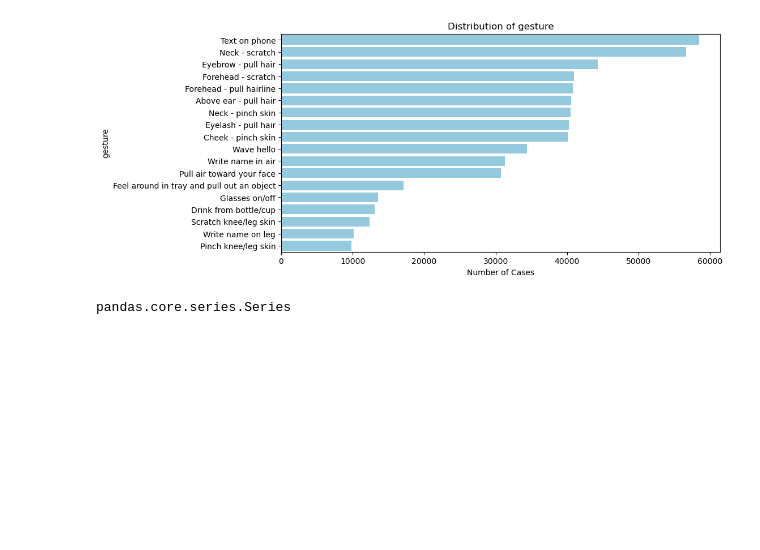
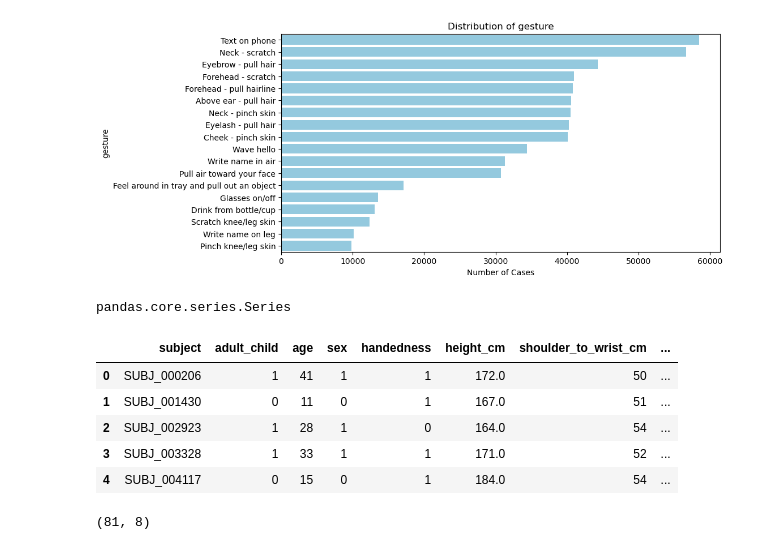
Before and after one commit to Akash-Siva-Kumar-314/kaggle-cmi-detect-behavior-with-sensor-data, a Jupyter notebook: cmi-detect-behavior-EDA.ipynb, the cells around one changed output. Saved outputs shown, nothing was run; the diff lists cells and outputs as text; code cells hidden in the pictures; blank space fills up the shorter version.

```diff
--- a/cmi-detect-behavior-EDA.ipynb
+++ b/cmi-detect-behavior-EDA.ipynb
@@ -351,0 +352,21 @@ pandas.core.series.Series
+# %%
+# Loading the CSV file
+file_path = 'D:/kaggle-cmi-detect-behavior-with-sensor-data/cmi-detect-behavior-with-sensor-data/train_demographics.csv'
+
+# Reading the CSV file
+df_original_01_data = pd.read_csv(file_path)
+
+# Display the first few rows of the dataframe, we will be doing this as checking step every step along the way
+df_original_01_data.head()
+# %% [output]
+|  | subject | adult_child | age | sex | handedness | height_cm | shoulder_to_wrist_cm | ... |
+| 0 | SUBJ_000206 | 1 | 41 | 1 | 1 | 172.0 | 50 | ... |
+| 1 | SUBJ_001430 | 0 | 11 | 0 | 1 | 167.0 | 51 | ... |
+| 2 | SUBJ_002923 | 1 | 28 | 1 | 0 | 164.0 | 54 | ... |
+| 3 | SUBJ_003328 | 1 | 33 | 1 | 1 | 171.0 | 52 | ... |
+| 4 | SUBJ_004117 | 0 | 15 | 0 | 1 | 184.0 | 54 | ... |
+# %%
+# Checking the number of rows and columns in our dataset
+df_original_01_data.shape
+# %% [output]
+(81, 8)
```
Also changed, not shown: parts of 11 cells of this notebook.
